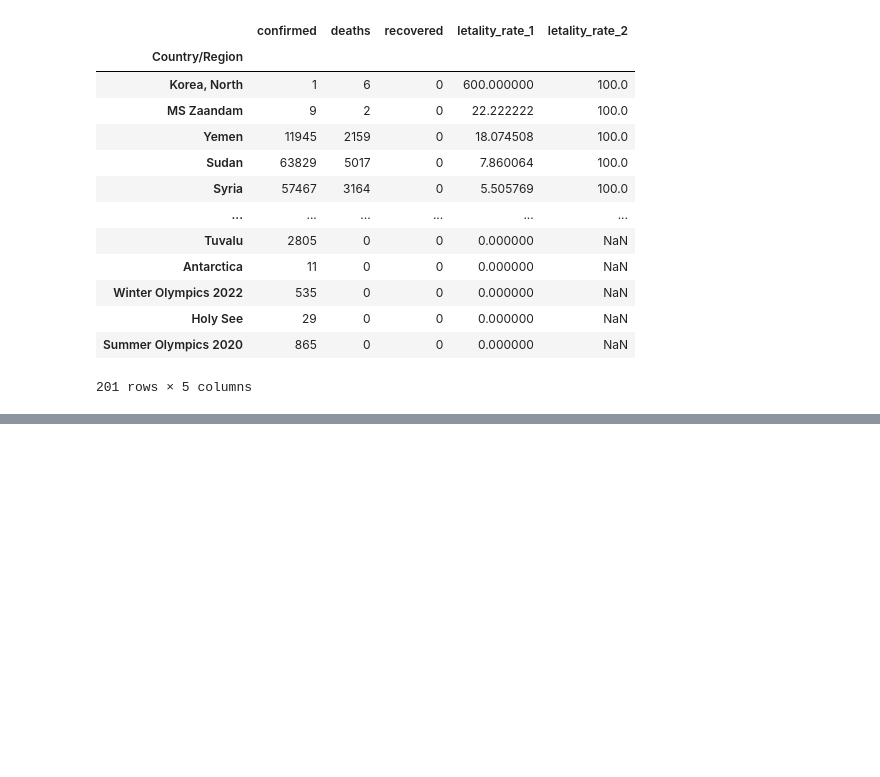
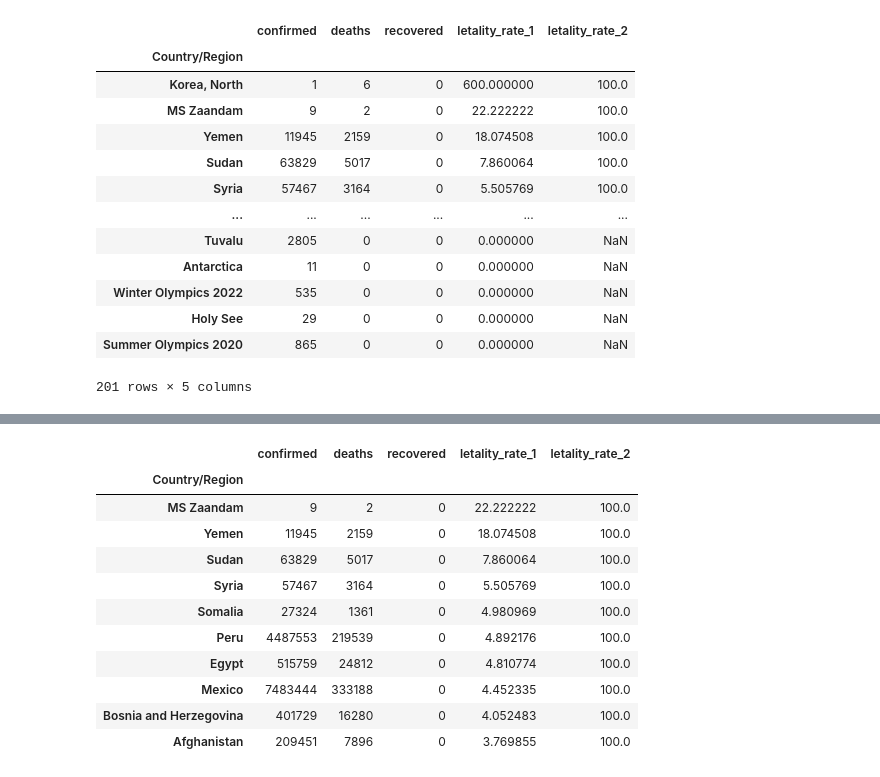
Before and after one commit to ledsouza/Covid19, a Jupyter notebook: eda_covid19.ipynb, the cells around one changed output, grey strips where cells are left out. Cells and saved outputs as stored; diff of their text form; code cells hidden in the pictures; blank space fills up the shorter version.

```diff
--- a/eda_covid19.ipynb
+++ b/eda_covid19.ipynb
@@ -209,0 +229,15 @@ combined.sort_values('letality_rate_1', ascending=False)
+# %%
+combined.sort_values('letality_rate_1', ascending=False).head(10)
+# %% [output]
+|  | confirmed | deaths | recovered | letality_rate_1 | letality_rate_2 |
+| Country/Region |  |  |  |  |  |
+| MS Zaandam | 9 | 2 | 0 | 22.222222 | 100.0 |
+| Yemen | 11945 | 2159 | 0 | 18.074508 | 100.0 |
+| Sudan | 63829 | 5017 | 0 | 7.860064 | 100.0 |
+| Syria | 57467 | 3164 | 0 | 5.505769 | 100.0 |
+| Somalia | 27324 | 1361 | 0 | 4.980969 | 100.0 |
+| Peru | 4487553 | 219539 | 0 | 4.892176 | 100.0 |
+| Egypt | 515759 | 24812 | 0 | 4.810774 | 100.0 |
+| Mexico | 7483444 | 333188 | 0 | 4.452335 | 100.0 |
+| Bosnia and Herzegovina | 401729 | 16280 | 0 | 4.052483 | 100.0 |
+| Afghanistan | 209451 | 7896 | 0 | 3.769855 | 100.0 |
```
Also changed, not shown: parts of 5 cells of this notebook.
